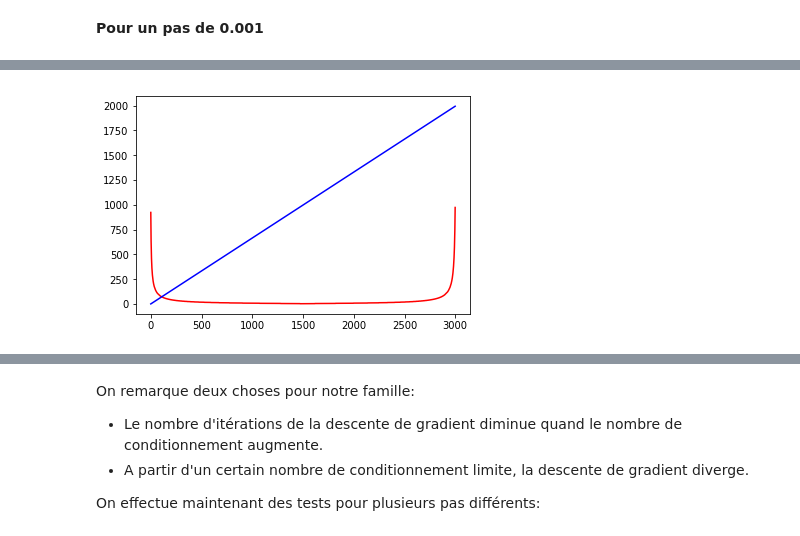
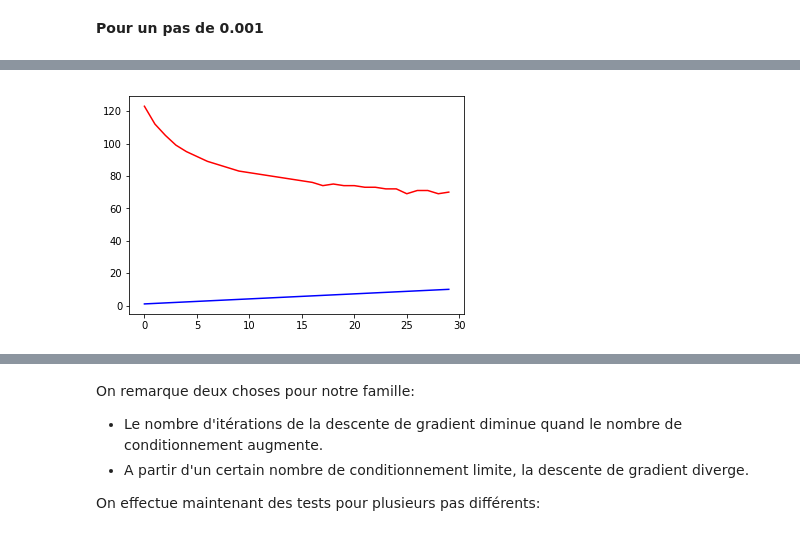
Before and after one commit to Garfounkel/Convex-Optimisation, a Jupyter notebook: ocvx_exam2_2019.ipynb, the cells around one changed output, grey strips where cells are left out. Saved outputs shown, nothing was run; the diff lists cells and outputs as text; code cells hidden in the pictures.

```diff
--- a/ocvx_exam2_2019.ipynb
+++ b/ocvx_exam2_2019.ipynb
@@ -19,3 +20,21 @@ import warnings
+# %%
+def partial_derivative(ob_function, point, var=0):
+    args = point
+    def wraps(x):
+        args[var] = x
+        return ob_function(args)
+    return misc.derivative(wraps, point[var], dx=1e-6)
+# %%
+def d_sgd(ob_function, x):
+    dim = x.shape[0]
+    sdescent = np.array([0]*dim, dtype=float).reshape(-1, 1)
+    max_diff, imax_diff = sdescent[0], 0
+    for i in range(dim):
+        diff_i = abs(partial_derivative(ob_function, x, i))
+        if  diff_i[0] > max_diff:
+            imax_diff, max_diff = i, diff_i
+    sdescent[imax_diff] = max_diff
+    return sdescent
 # %%
 def build_obj(a):
     def obj_func(x):
@@ -56,7 +75,7 @@ def gradient_descent(x, ob_function, d_direction,
     decay = tolerance + 10  # Make sure that we get into first loop
     y = ob_function(x)
     while decay > tolerance and n_iter < max_iter:
-        x = x - rate(ob_function, n_iter) * d_direction(x)
+        x = x - rate(ob_function, n_iter) * d_direction(ob_function, x)
         tmp_y = ob_function(x)
         decay = decay_function(y, tmp_y)
         y = tmp_y
@@ -82,7 +101,7 @@ def eval_nb_iterations(step, set_size=60, max_value=50):
         derivative_obj = build_derivative_obj(a)
 
         start = np.array([[1], [1]], dtype=float)
-        P, n_iter = gradient_descent(start, obj, derivative_obj,
+        P, n_iter = gradient_descent(start, obj, d_sgd,
                                      rate=(lambda x, y: step),
                                      decay_function=(lambda x, y: abs(x[0] - y[0])),
                                      tolerance=0.0001, max_iter=1000,
@@ -101,4 +116,4 @@ eval_nb_iterations(0.001, 150, 100)
-# %%
-eval_nb_iterations(0.001, 3000, 1993)
-# %% [output]
-[figure, removed]
+# %%
+eval_nb_iterations(0.1, 30, 10)
+# %% [output]
+[figure, added]
```
Also changed, not shown: parts of 3 cells of this notebook.
